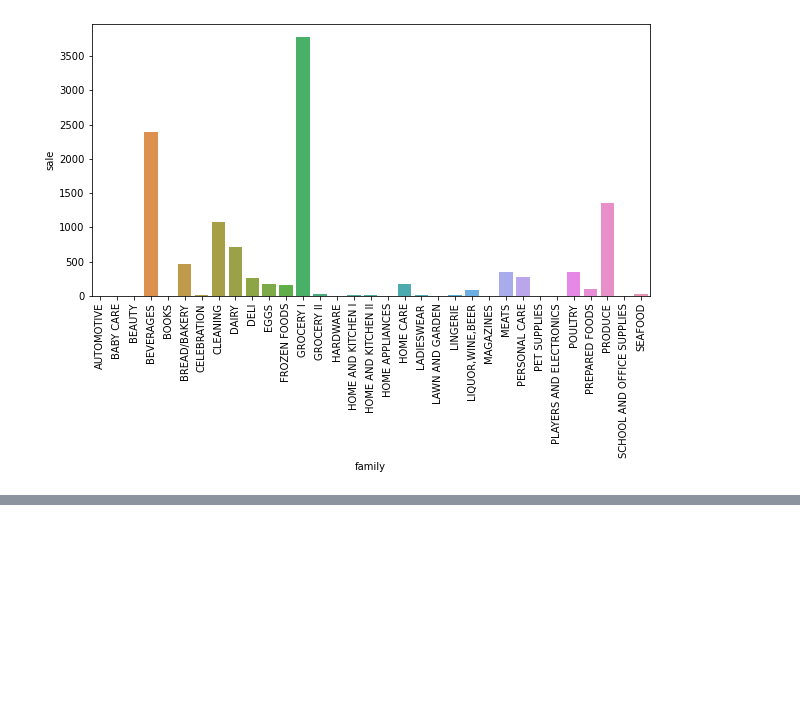
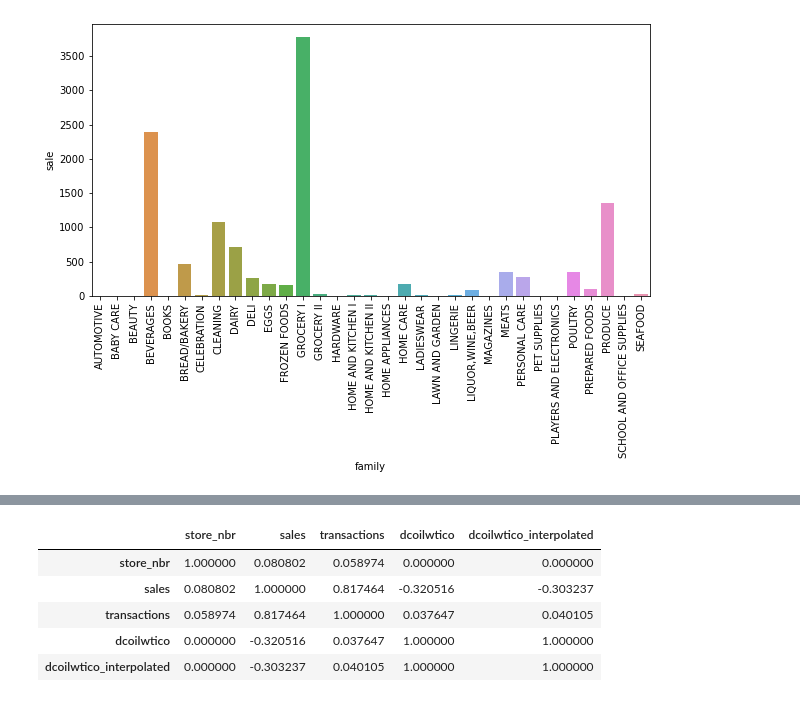
Before and after one commit to isoori/Store-Sales, a Jupyter notebook: Untitled.ipynb, the cells around one changed output, grey strips where cells are left out. Drawn from its saved outputs; the diff is of its cells as text; code cells hidden in the pictures; blank space fills up the shorter version.

```diff
--- a/Untitled.ipynb
+++ b/Untitled.ipynb
@@ -145,6 +145,12 @@ Data columns (total 2 columns):
  1   dcoilwtico  1175 non-null   float64
 dtypes: float64(1), object(1)
 memory usage: 19.2+ KB
+# %%
+#Datetime
+
+TRAIN['date'] = pd.to_datetime(TRAIN.date)
+TEST['date'] = pd.to_datetime(TEST.date)
+TRANSACTION['date'] = pd.to_datetime(TRANSACTION.date)
 # %% [markdown]
 # Visualising Train Data in different ways
 # %%
@@ -167,0 +204,9 @@ plt.show()
+# %%
+pd.merge(temp,oil,how='left').corr('spearman')
+# %% [output]
+|  | store_nbr | sales | transactions | dcoilwtico | dcoilwtico_interpolated |
+| store_nbr | 1.000000 | 0.080802 | 0.058974 | 0.000000 | 0.000000 |
+| sales | 0.080802 | 1.000000 | 0.817464 | -0.320516 | -0.303237 |
+| transactions | 0.058974 | 0.817464 | 1.000000 | 0.037647 | 0.040105 |
+| dcoilwtico | 0.000000 | -0.320516 | 0.037647 | 1.000000 | 1.000000 |
+| dcoilwtico_interpolated | 0.000000 | -0.303237 | 0.040105 | 1.000000 | 1.000000 |
```
Also changed, not shown: parts of 13 cells of this notebook.
